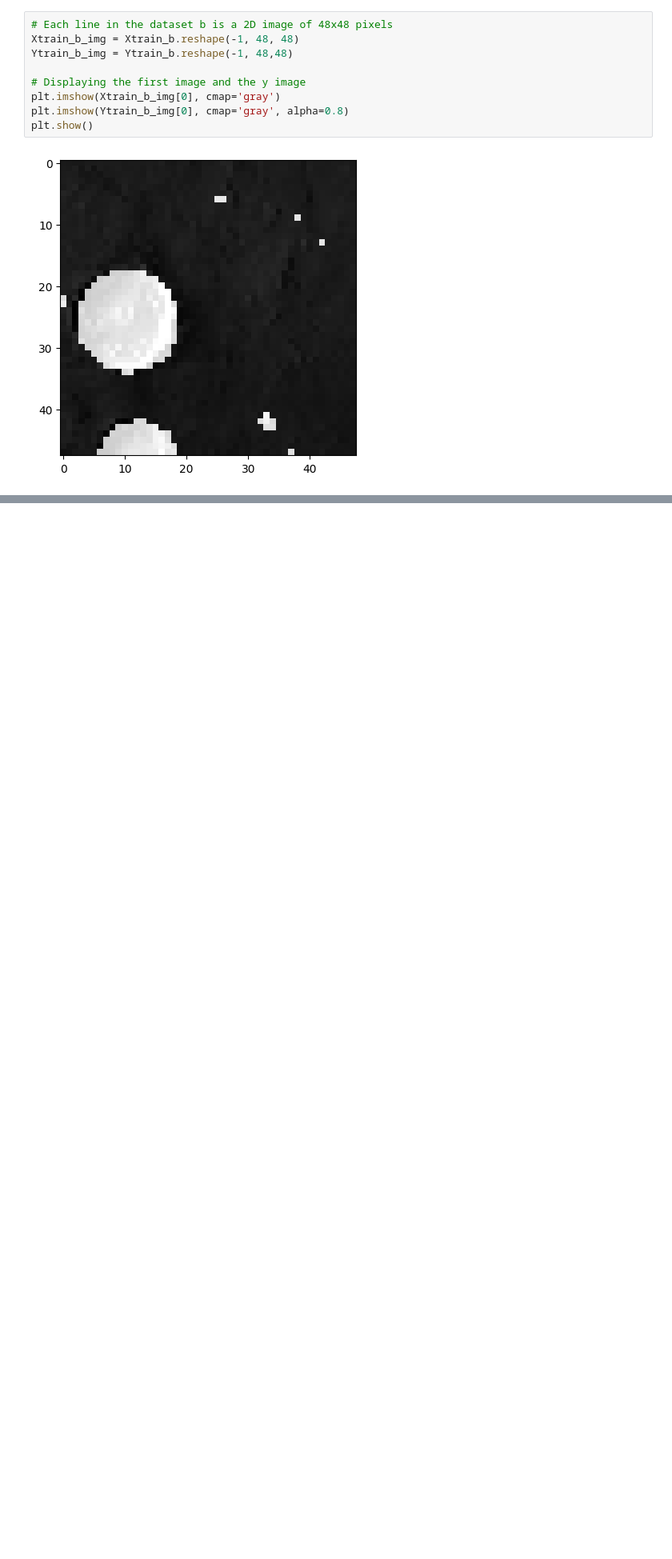
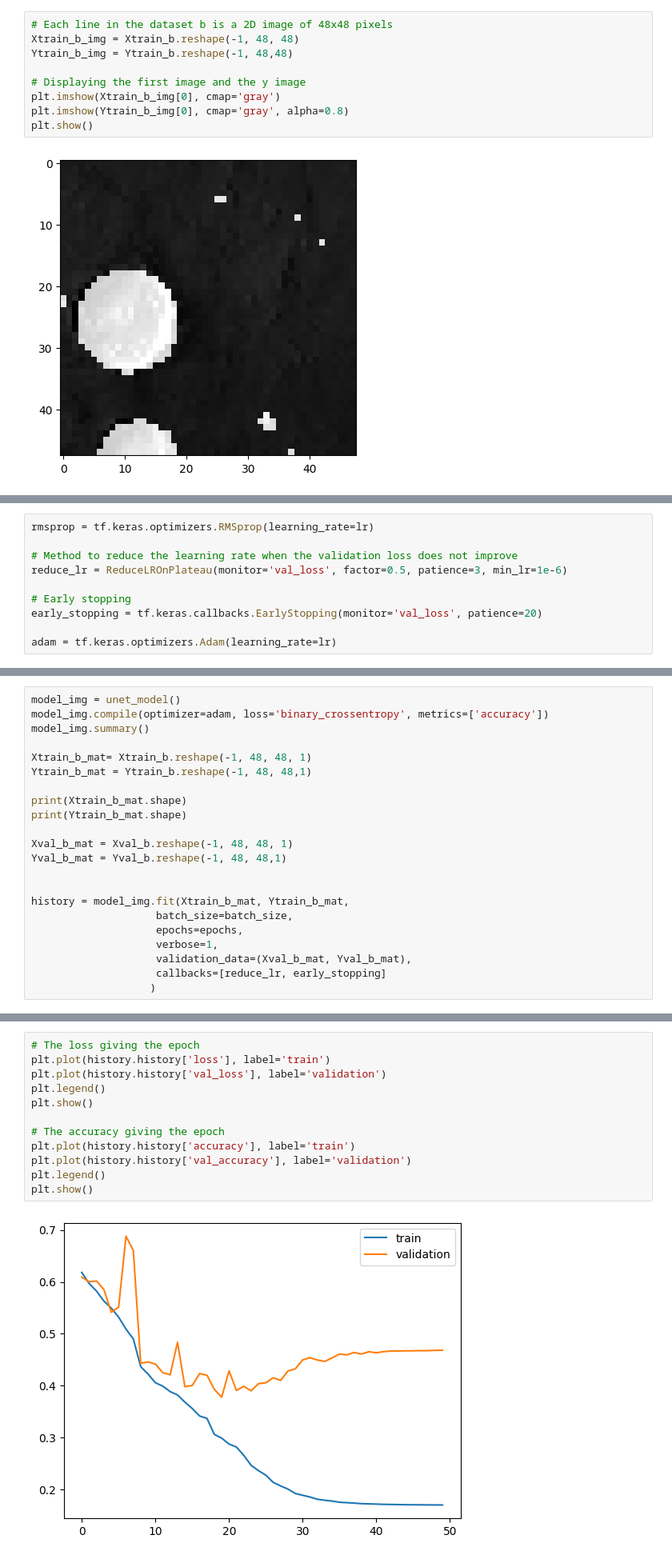
Before and after one commit to Seb65789/Lisboa-Machine-Learning-Project, a Jupyter notebook: Part_2/Classification_Problem_2/Classification_PB_2.ipynb, the cells around one changed output, grey strips where cells are left out. Shown at 80% size. Drawn from its saved outputs; the diff is of its cells as text; blank space fills up the shorter version.

```diff
--- a/Part_2/Classification_Problem_2/Classification_PB_2.ipynb
+++ b/Part_2/Classification_Problem_2/Classification_PB_2.ipynb
@@ -73,0 +171,10 @@ plt.show()
+# %%
+rmsprop = tf.keras.optimizers.RMSprop(learning_rate=lr)
+
+# Method to reduce the learning rate when the validation loss does not improve
+reduce_lr = ReduceLROnPlateau(monitor='val_loss', factor=0.5, patience=3, min_lr=1e-6)
+
+# Early stopping
+early_stopping = tf.keras.callbacks.EarlyStopping(monitor='val_loss', patience=20)
+
+adam = tf.keras.optimizers.Adam(learning_rate=lr)
@@ -73,0 +183,22 @@ plt.show()
+# %%
+model_img = unet_model()
+model_img.compile(optimizer=adam, loss='binary_crossentropy', metrics=['accuracy'])
+model_img.summary()
+
+Xtrain_b_mat= Xtrain_b.reshape(-1, 48, 48, 1)
+Ytrain_b_mat = Ytrain_b.reshape(-1, 48, 48,1)
+
+print(Xtrain_b_mat.shape)
+print(Ytrain_b_mat.shape)
+
+Xval_b_mat = Xval_b.reshape(-1, 48, 48, 1)
+Yval_b_mat = Yval_b.reshape(-1, 48, 48,1)
+
+
+history = model_img.fit(Xtrain_b_mat, Ytrain_b_mat,
+                    batch_size=batch_size,
+                    epochs=epochs,
+                    verbose=1,
+                    validation_data=(Xval_b_mat, Yval_b_mat),
+                    callbacks=[reduce_lr, early_stopping]
+                   )
@@ -73,0 +236,14 @@ plt.show()
+# %%
+# The loss giving the epoch
+plt.plot(history.history['loss'], label='train')
+plt.plot(history.history['val_loss'], label='validation')
+plt.legend()
+plt.show()
+
+# The accuracy giving the epoch
+plt.plot(history.history['accuracy'], label='train')
+plt.plot(history.history['val_accuracy'], label='validation')
+plt.legend()
+plt.show()
+# %% [output]
+[figure, added]
```
Also changed, not shown: parts of 14 cells of this notebook.
